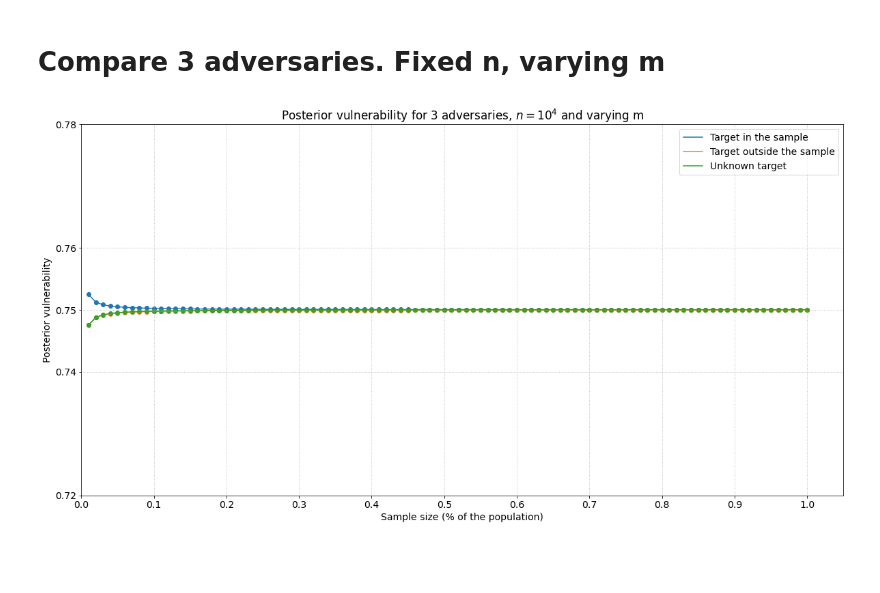
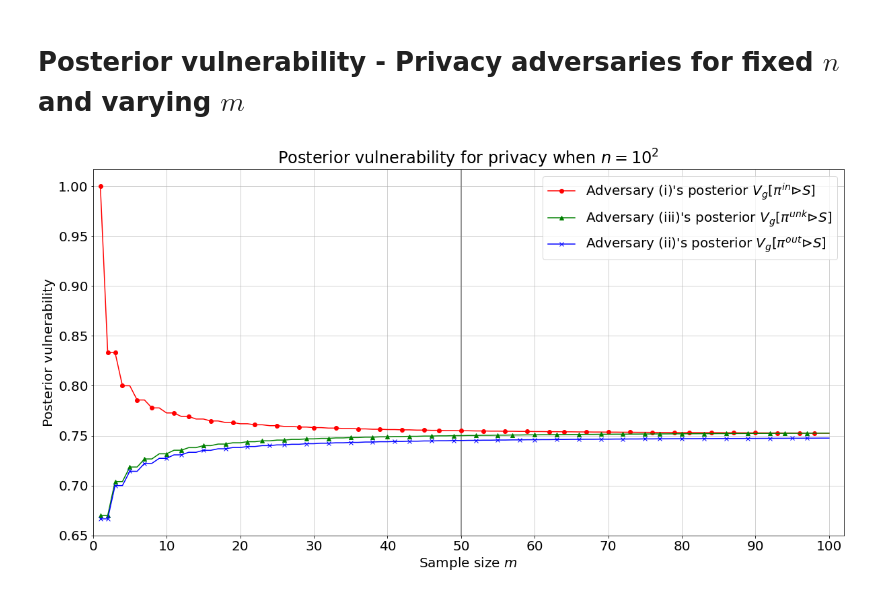
Before and after one commit to ramongonze/qif-samples, a Jupyter notebook: experiments/graphs.ipynb, the cells around one changed output. Cells and saved outputs as stored; diff of their text form; code cells hidden in the pictures.

```diff
--- a/experiments/graphs.ipynb
+++ b/experiments/graphs.ipynb
@@ -56,39 +32,34 @@ with Pool(6) as p:
 # %% [markdown]
-# Compare 3 adversaries. Fixed n, varying m
+# Posterior vulnerability - Privacy adversaries for fixed $n$ and varying $m$
-# %%
-font = {
-    "size": 14,
-}
-plt.rc('font', **font)
-plt.figure(figsize=(20,10))
-
-n = 10**4
-m_range = np.array(range(1,101))/100
-with Pool(6) as p:
-    parameters = [(n,int(m*n)) for m in m_range]
-    posts_in = p.map(MB.post_vul_privacy_target_in_s_th, parameters)
-    posts_out = p.map(MB.post_vul_privacy_target_out_s_th, parameters)
-    posts_unk = p.map(MBP.post_vul_th, parameters)
-
-    plt.plot(m_range, posts_in, label="Target in the sample")
-    plt.scatter(m_range, posts_in)
-    plt.plot(m_range, posts_out, label="Target outside the sample")
-    plt.scatter(m_range, posts_out)
-    plt.plot(m_range, posts_unk, label="Unknown target")
-    plt.scatter(m_range, posts_unk)
-
-    plt.rc('font', **font)
-    plt.title("Posterior vulnerability for 3 adversaries, $n=10^{%d}$ and varying m"%(int(log10(n))))
-    plt.xlabel("Sample size (% of the population)")
-    plt.ylabel("Posterior vulnerability")
-    plt.xticks(np.array(range(0,101,10))/100)
-    plt.yticks([round(x,2) for x in np.linspace(0.72,0.78, 5)])
-    plt.ylim((0.72,0.78))
-    plt.xlim((0,1.05))
-    plt.grid(linestyle='dotted')
-    plt.legend(fontsize=14)
-    plt.show()
-# %% [output]
-[figure, removed]
-# %% [markdown]
-#
+# %%
+def plot1(n, m_range):
+    post_in, post_out, post_unk = [], [], []
+    for m in m_range:
+        post_in.append(vg_in(n,m))
+        post_out.append(vg_out(n,m))
+        post_unk.append(vg_unk(n,m))
+
+    font = {
+        "size": 20,
+    }
+    plt.rc('font', **font)
+    plt.figure(figsize=(20,10))
+
+    plt.title("Posterior vulnerability for privacy when $n=10^%d$"%(int(log10(n))))
+    plt.xlabel("Sample size $m$")
+    plt.ylabel("Posterior vulnerability")
+
+    plt.xlim((0,n+2))
+    plt.axvline(x=n//2, color='grey')
+    plt.xticks(list(range(0,n+1,10)))
+    plt.plot(m_range, post_in,  marker='o', ms=6, markevery=0.025,label=r"Adversary (i)'s posterior $V_g[\pi^{in} \vartriangleright S]$", color='red')
+    plt.plot(m_range, post_unk, marker='^', ms=6, markevery=0.025,label=r"Adversary (iii)'s posterior $V_g[\pi^{unk} \vartriangleright S]$", color='green')
+    plt.plot(m_range, post_out, marker='x', ms=6, markevery=0.025,label=r"Adversary (ii)'s posterior $V_g[\pi^{out} \vartriangleright S]$", color='blue')
+    plt.legend()
+    plt.grid(alpha=.7)
+# %%
+n = 10**2
+m_range = list(range(1,n+1))
+plot1(n, m_range)
+# %% [output]
+[figure, added]
```
Also changed, not shown: parts of 14 cells of this notebook, 5 other files.
